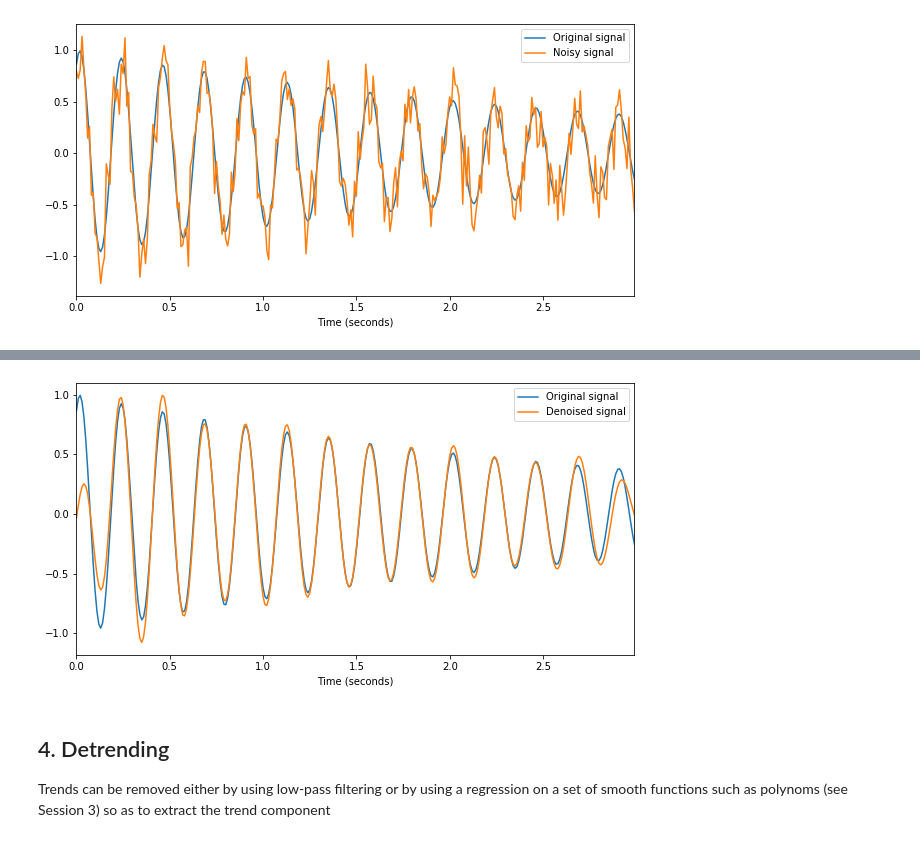
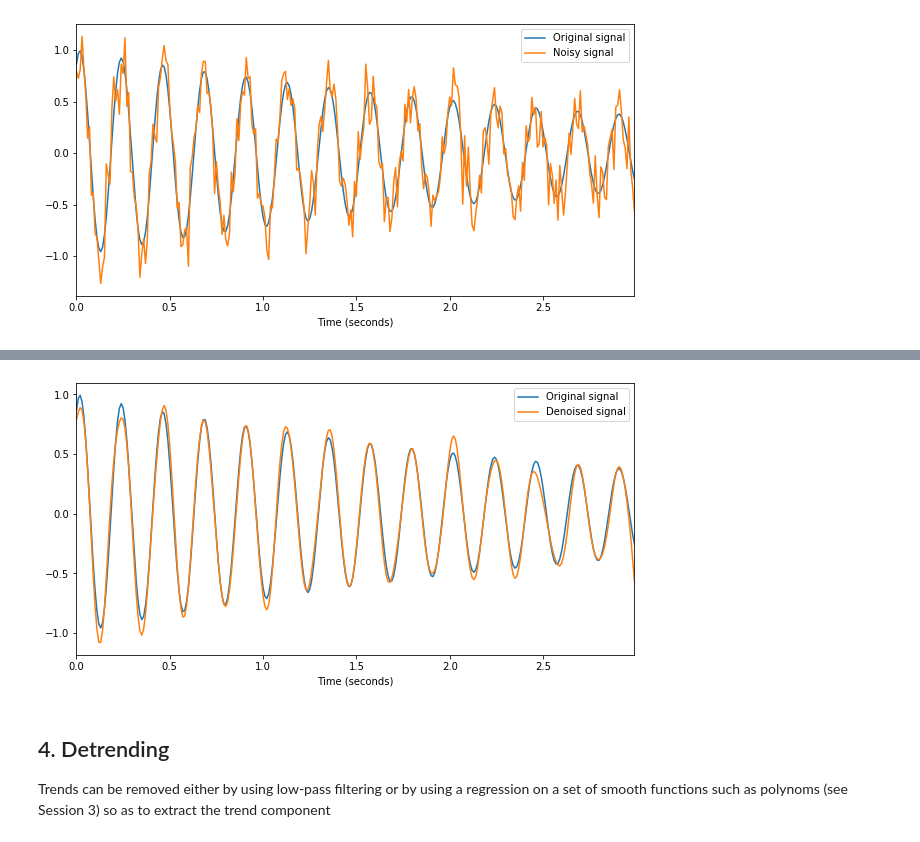
Before and after one commit to oudre/parcoursIA, a Jupyter notebook: Session5.ipynb, the cells around one changed output, grey strips where cells are left out. Saved outputs shown, nothing was run; the diff lists cells and outputs as text; code cells hidden in the pictures.

```diff
--- a/Session5.ipynb
+++ b/Session5.ipynb
@@ -99,22 +99,22 @@ According to the PSD, it appears that most of the power of the original signal l
 # %%
-def band_pass_filter(x,fc,Fs):
+def low_pass_filter(x,fc,Fs):
     wc=fc/(Fs/2)
-    b, a = signal.butter(4, wc, 'bandpass')
+    b, a = signal.butter(4, wc, 'low')
     y = signal.filtfilt(b, a, x)
     return y
 # %%
-# Band-pass filter with cut frequencies fc1 = 3Hz and fc2 = 6Hz
-fc=(3,6)
-x1_hat=band_pass_filter(y1,fc,Fs)
+# Low-pass filter with cut frequency fc = 10Hz
+fc=10
+x1_hat=low_pass_filter(y1,fc,Fs)
 
 plt.plot(t,x)
 plt.plot(t,x1_hat)
 plt.xlim((0,(N-1)/Fs))
 plt.xlabel('Time (seconds)')
 plt.legend(('Original signal', 'Denoised signal'))
 plt.show()
 # %% [output]
-[figure, old version]
+[figure, new version]
 # %% [markdown]
 ## 4. Detrending
 
```
Also changed, not shown: parts of 3 cells of this notebook, 8 other files.
